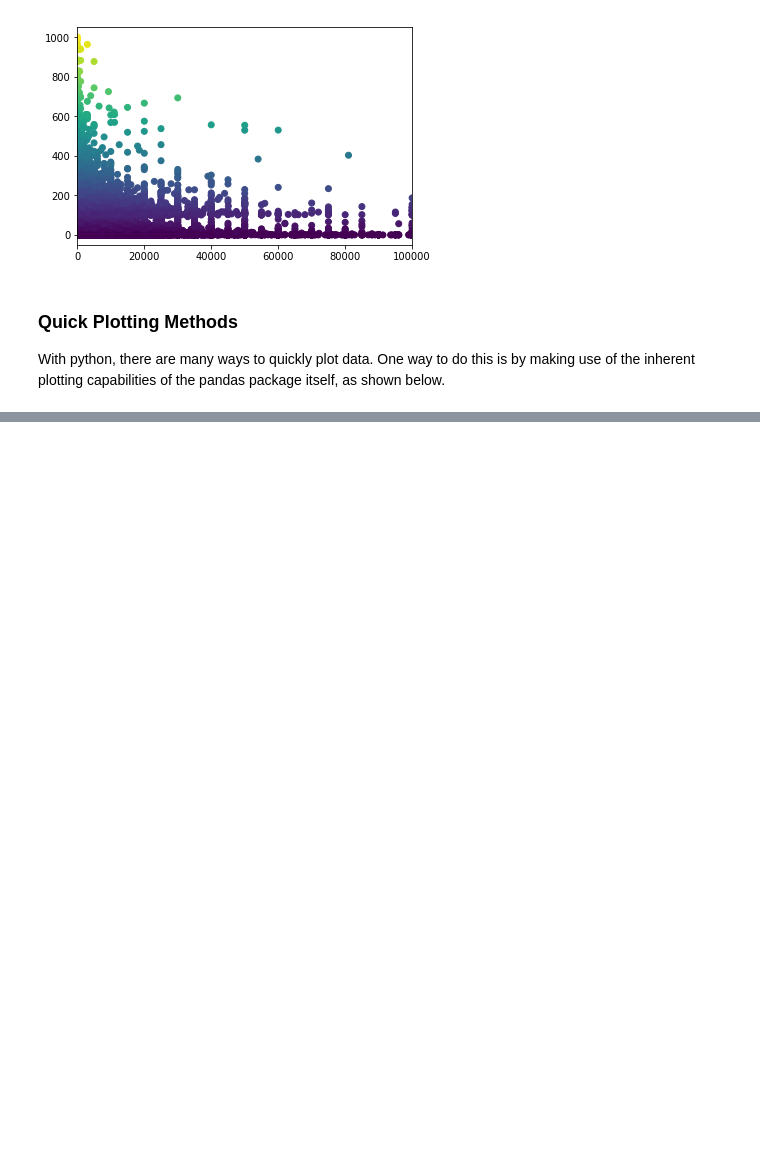
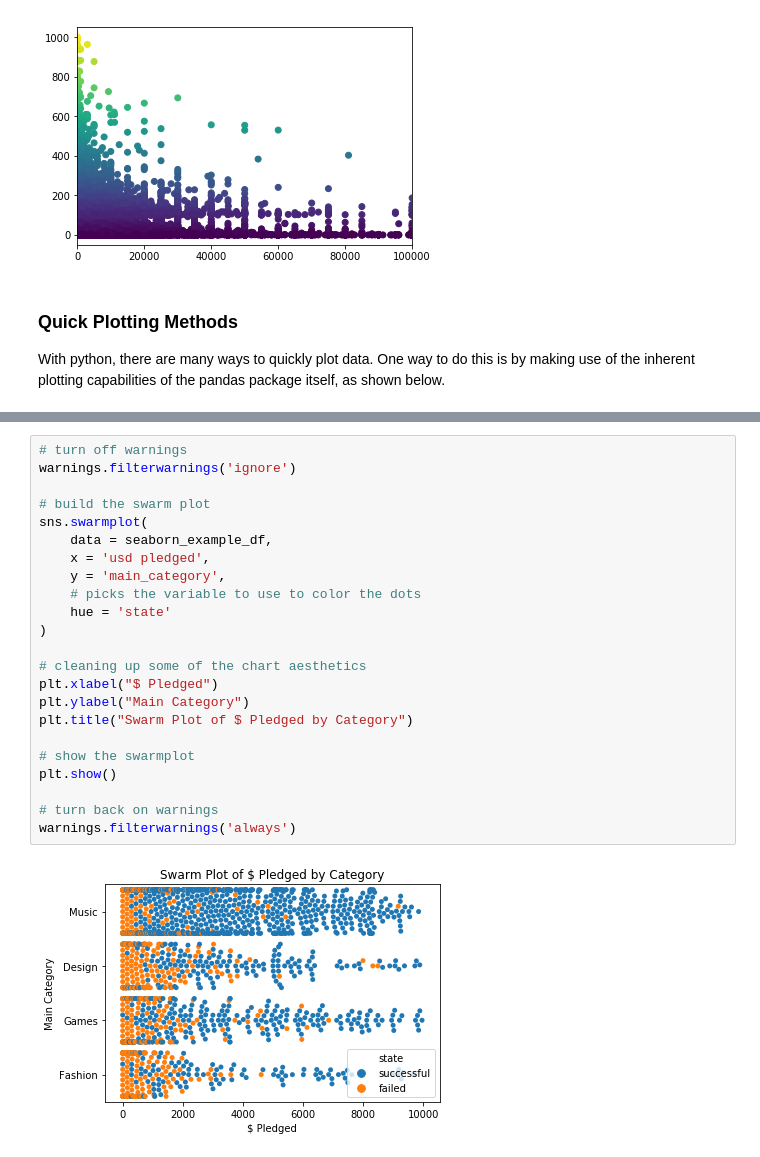
Before and after one commit to pmaji/data-science-toolkit, a Jupyter notebook: playground/python_basic_data_science.ipynb, the cells around one changed output, grey strips where cells are left out. Cells and saved outputs as stored; diff of their text form; blank space fills up the shorter version.

```diff
--- a/playground/python_basic_data_science.ipynb
+++ b/playground/python_basic_data_science.ipynb
@@ -312,0 +362,25 @@ plt.show()
+# %%
+# turn off warnings
+warnings.filterwarnings('ignore')
+
+# build the swarm plot
+sns.swarmplot(
+    data = seaborn_example_df,
+    x = 'usd pledged',
+    y = 'main_category',
+    # picks the variable to use to color the dots
+    hue = 'state'
+)
+
+# cleaning up some of the chart aesthetics
+plt.xlabel("$ Pledged")
+plt.ylabel("Main Category")
+plt.title("Swarm Plot of $ Pledged by Category")
+
+# show the swarmplot
+plt.show()
+
+# turn back on warnings
+warnings.filterwarnings('always')
+# %% [output]
+[figure, added]
```
Also changed, not shown: parts of 11 cells of this notebook.
